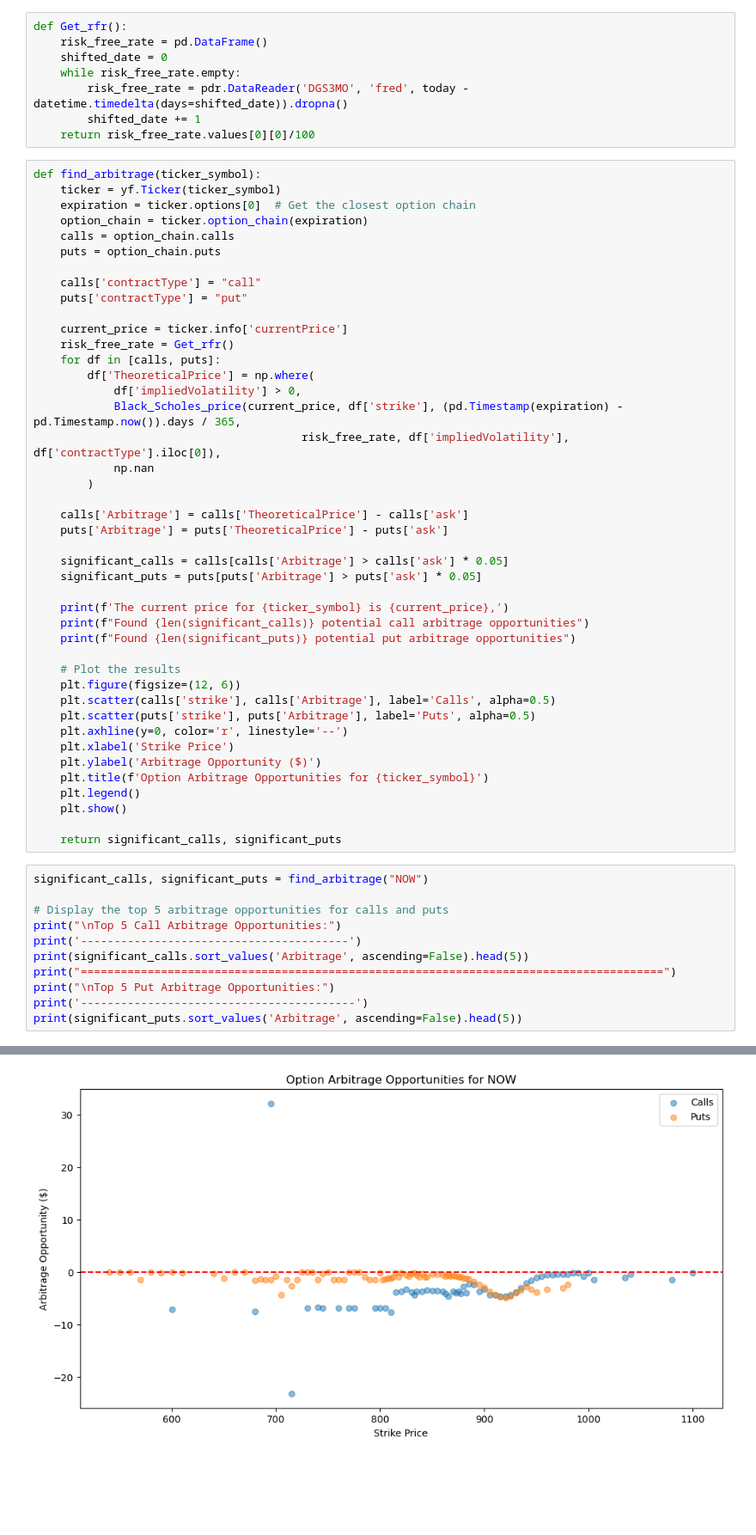
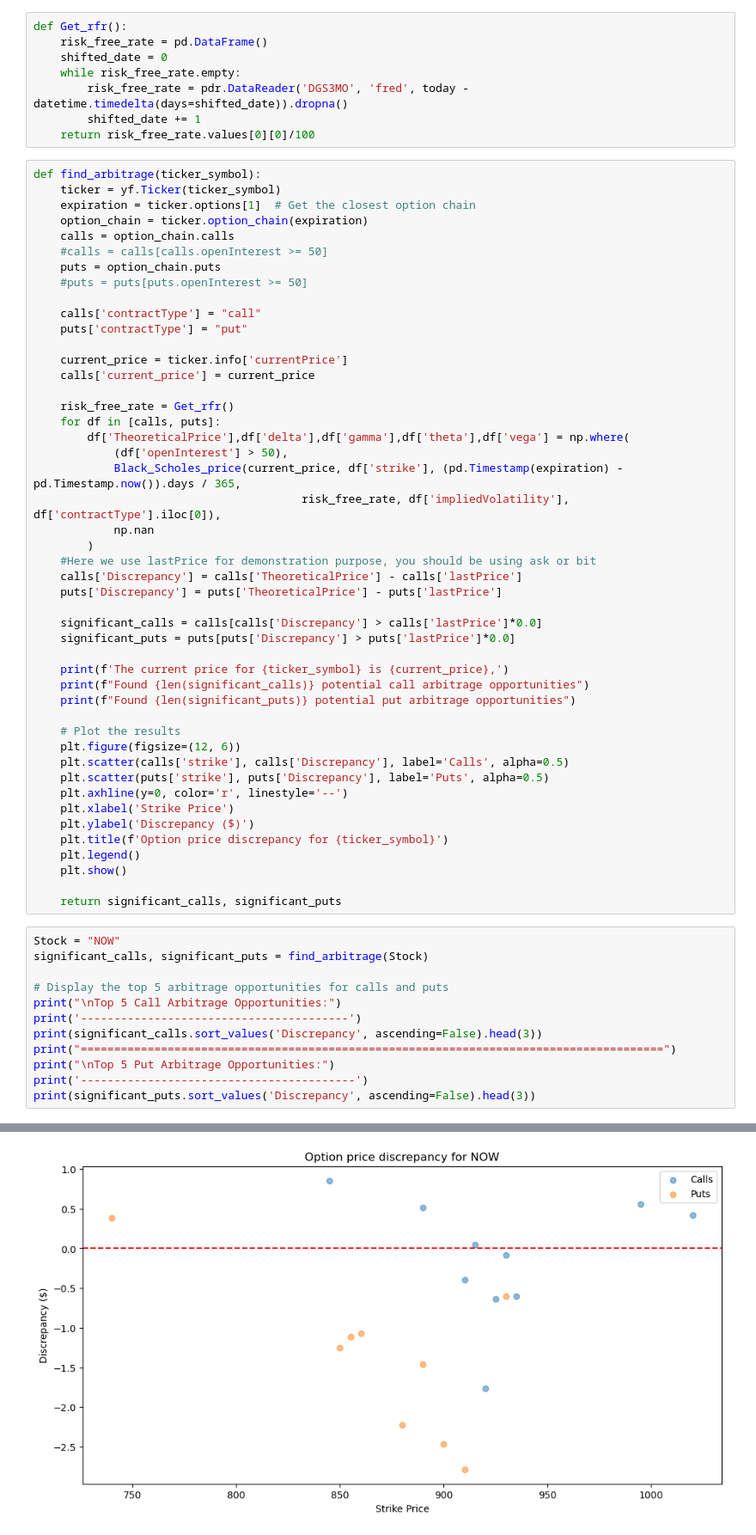
Before and after one commit to SzeLok0305/Finance_study, a Jupyter notebook: Options/Option_Theoretical_Arbitrage.ipynb, the cells around one changed output, grey strips where cells are left out. Shown: that part at 86% size. Cells and saved outputs as stored; diff of their text form; blank space fills up the shorter version.

Commit message:
added arbitrage feature in Option_Theoretical_Arbitrage.jpynb

```diff
--- a/Options/Option_Theoretical_Arbitrage.ipynb
+++ b/Options/Option_Theoretical_Arbitrage.ipynb
@@ -30,29 +35,33 @@ def Get_rfr():
 # %%
 def find_arbitrage(ticker_symbol):
     ticker = yf.Ticker(ticker_symbol)
-    expiration = ticker.options[0]  # Get the closest option chain
+    expiration = ticker.options[1]  # Get the closest option chain
     option_chain = ticker.option_chain(expiration)
     calls = option_chain.calls
+    #calls = calls[calls.openInterest >= 50]
     puts = option_chain.puts
+    #puts = puts[puts.openInterest >= 50]
 
     calls['contractType'] = "call"
     puts['contractType'] = "put"
 
     current_price = ticker.info['currentPrice']
+    calls['current_price'] = current_price
+
     risk_free_rate = Get_rfr()
     for df in [calls, puts]:
-        df['TheoreticalPrice'] = np.where(
-            df['impliedVolatility'] > 0,
+        df['TheoreticalPrice'],df['delta'],df['gamma'],df['theta'],df['vega'] = np.where(
+            (df['openInterest'] > 50),
             Black_Scholes_price(current_price, df['strike'], (pd.Timestamp(expiration) - pd.Timestamp.now()).days / 365,
                                         risk_free_rate, df['impliedVolatility'], df['contractType'].iloc[0]),
             np.nan
         )
+    #Here we use lastPrice for demonstration purpose, you should be using ask or bit
+    calls['Discrepancy'] = calls['TheoreticalPrice'] - calls['lastPrice']
+    puts['Discrepancy'] = puts['TheoreticalPrice'] - puts['lastPrice']
 
-    calls['Arbitrage'] = calls['TheoreticalPrice'] - calls['ask']
-    puts['Arbitrage'] = puts['TheoreticalPrice'] - puts['ask']
-
-    significant_calls = calls[calls['Arbitrage'] > calls['ask'] * 0.05]
-    significant_puts = puts[puts['Arbitrage'] > puts['ask'] * 0.05]
+    significant_calls = calls[calls['Discrepancy'] > calls['lastPrice']*0.0]
+    significant_puts = puts[puts['Discrepancy'] > puts['lastPrice']*0.0]
 
     print(f'The current price for {ticker_symbol} is {current_price},')
     print(f"Found {len(significant_calls)} potential call arbitrage opportunities")
@@ -60,25 +69,26 @@ def find_arbitrage(ticker_symbol):
 
     # Plot the results
     plt.figure(figsize=(12, 6))
-    plt.scatter(calls['strike'], calls['Arbitrage'], label='Calls', alpha=0.5)
-    plt.scatter(puts['strike'], puts['Arbitrage'], label='Puts', alpha=0.5)
+    plt.scatter(calls['strike'], calls['Discrepancy'], label='Calls', alpha=0.5)
+    plt.scatter(puts['strike'], puts['Discrepancy'], label='Puts', alpha=0.5)
     plt.axhline(y=0, color='r', linestyle='--')
     plt.xlabel('Strike Price')
-    plt.ylabel('Arbitrage Opportunity ($)')
-    plt.title(f'Option Arbitrage Opportunities for {ticker_symbol}')
+    plt.ylabel('Discrepancy ($)')
+    plt.title(f'Option price discrepancy for {ticker_symbol}')
     plt.legend()
     plt.show()
 
     return significant_calls, significant_puts
 # %%
-significant_calls, significant_puts = find_arbitrage("NOW")
+Stock = "NOW"
+significant_calls, significant_puts = find_arbitrage(Stock)
 
 # Display the top 5 arbitrage opportunities for calls and puts
 print("\nTop 5 Call Arbitrage Opportunities:")
 print('----------------------------------------')
-print(significant_calls.sort_values('Arbitrage', ascending=False).head(5))
+print(significant_calls.sort_values('Discrepancy', ascending=False).head(3))
 print("=======================================================================================")
 print("\nTop 5 Put Arbitrage Opportunities:")
 print('-----------------------------------------')
-print(significant_puts.sort_values('Arbitrage', ascending=False).head(5))
+print(significant_puts.sort_values('Discrepancy', ascending=False).head(3))
 # %% [output]
@@ -88,3 +98,3 @@ Found 12 potential put arbitrage opportunities
-[figure, old version]
+[figure, new version]
 Top 5 Call Arbitrage Opportunities:
 ----------------------------------------
```
Also changed, not shown: parts of 4 cells of this notebook.
